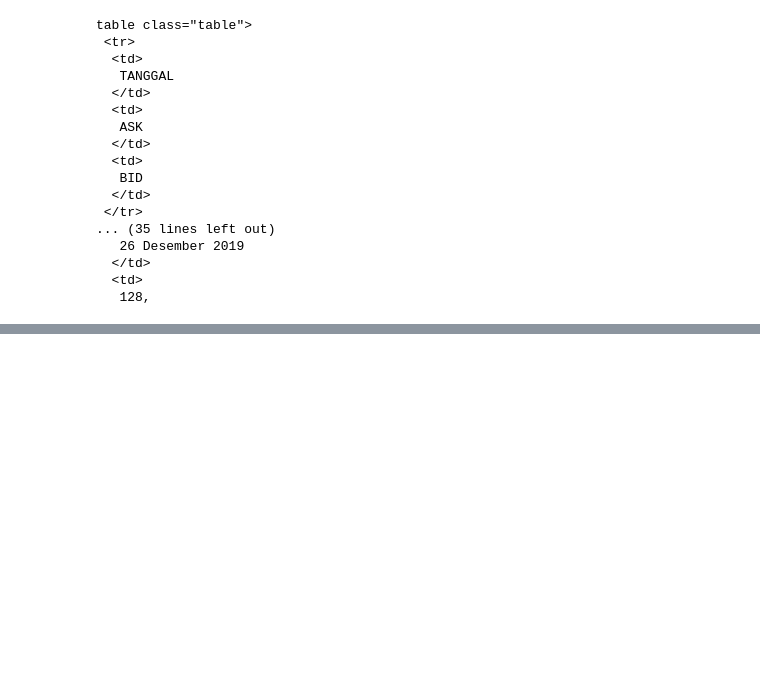
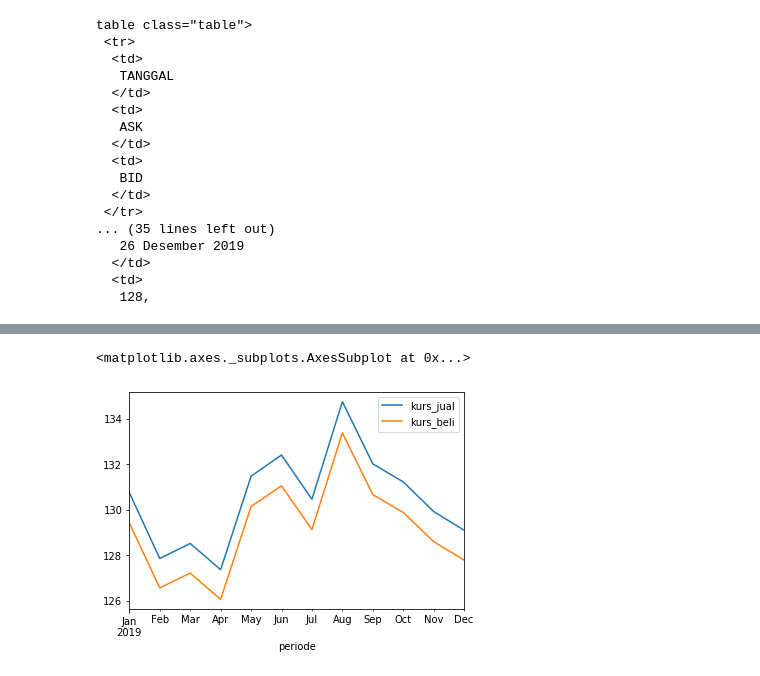
Before and after one commit to AlfaAbbas/algo_cap_webscraping, a Jupyter notebook: algo_cap_webscraping.ipynb, the cells around one changed output, grey strips where cells are left out. Cells and saved outputs as stored; diff of their text form; code cells hidden in the pictures; blank space fills up the shorter version.

```diff
--- a/algo_cap_webscraping.ipynb
+++ b/algo_cap_webscraping.ipynb
@@ -186,0 +199,3 @@ df.plot()
+# %%
+df2 = df
+df2.head()
@@ -186,0 +210,3 @@ df.plot()
+# %%
+df2 = df2.reset_index()
+df2.head()
@@ -186,0 +220,3 @@ df.plot()
+# %%
+df2['periode'] = df2['tanggal'].dt.to_period('M')
+df2.head()
@@ -186,0 +225,3 @@ df.plot()
+# %%
+df2 = df2.groupby('periode').mean().round(2)
+df2
@@ -186,0 +243,5 @@ df.plot()
+# %%
+df2.plot()
+# %% [output]
+<matplotlib.axes._subplots.AxesSubplot at 0x...>
+[figure, added]
```
Also changed, not shown: parts of 13 cells of this notebook, 2 other files.
